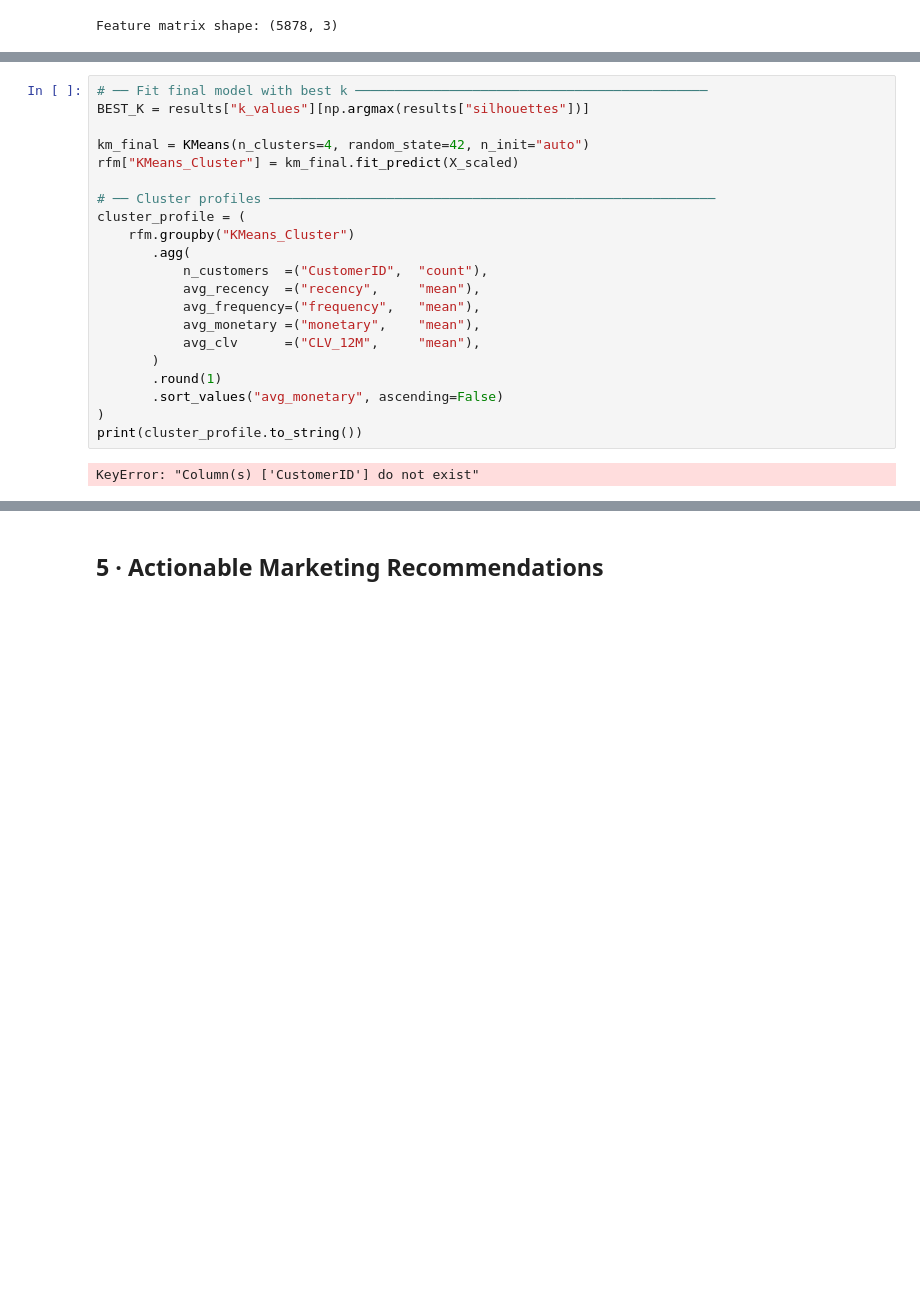
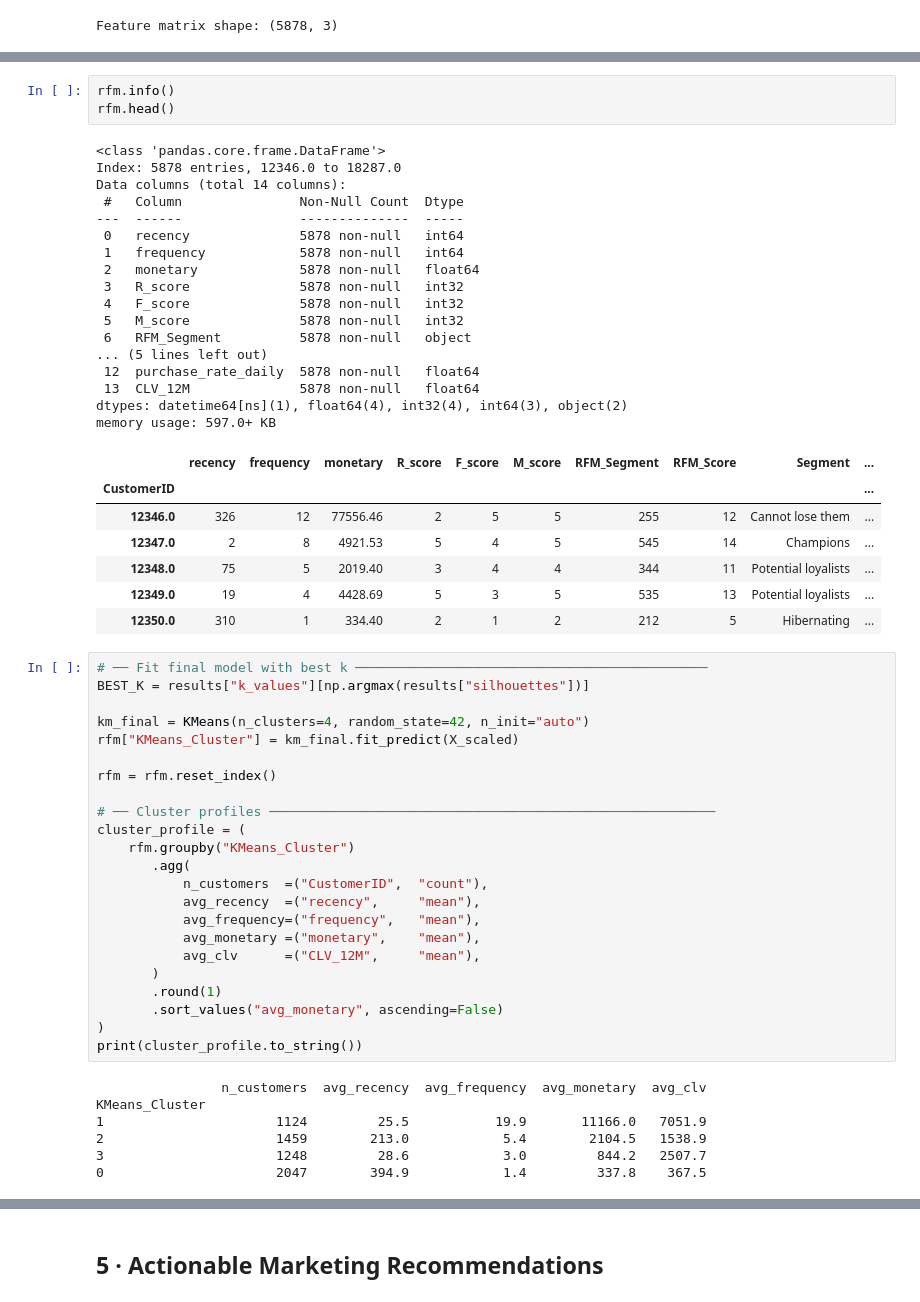
Before and after one commit to selimalkan122/rfm-project, a Jupyter notebook: analysis.ipynb, the cells around one changed output, grey strips where cells are left out. Drawn from its saved outputs; the diff is of its cells as text; blank space fills up the shorter version.

```diff
--- a/analysis.ipynb
+++ b/analysis.ipynb
@@ -297,9 +298,39 @@ Recommended k = 2  (highest silhouette)
+# %%
+rfm.info()
+rfm.head()
+# %% [output]
+<class 'pandas.core.frame.DataFrame'>
+Index: 5878 entries, 12346.0 to 18287.0
+Data columns (total 14 columns):
+ #   Column               Non-Null Count  Dtype
+---  ------               --------------  -----
+ 0   recency              5878 non-null   int64
+ 1   frequency            5878 non-null   int64
+ 2   monetary             5878 non-null   float64
+ 3   R_score              5878 non-null   int32
+ 4   F_score              5878 non-null   int32
+ 5   M_score              5878 non-null   int32
+ 6   RFM_Segment          5878 non-null   object
+... (5 lines left out)
+ 12  purchase_rate_daily  5878 non-null   float64
+ 13  CLV_12M              5878 non-null   float64
+dtypes: datetime64[ns](1), float64(4), int32(4), int64(3), object(2)
+memory usage: 597.0+ KB
+|  | recency | frequency | monetary | R_score | F_score | M_score | RFM_Segment | RFM_Score | Segment | ... |
+| CustomerID |  |  |  |  |  |  |  |  |  | ... |
+| 12346.0 | 326 | 12 | 77556.46 | 2 | 5 | 5 | 255 | 12 | Cannot lose them | ... |
+| 12347.0 | 2 | 8 | 4921.53 | 5 | 4 | 5 | 545 | 14 | Champions | ... |
+| 12348.0 | 75 | 5 | 2019.40 | 3 | 4 | 4 | 344 | 11 | Potential loyalists | ... |
+| 12349.0 | 19 | 4 | 4428.69 | 5 | 3 | 5 | 535 | 13 | Potential loyalists | ... |
+| 12350.0 | 310 | 1 | 334.40 | 2 | 1 | 2 | 212 | 5 | Hibernating | ... |
 # %%
 # ── Fit final model with best k ─────────────────────────────────────────────
 BEST_K = results["k_values"][np.argmax(results["silhouettes"])]
 
 km_final = KMeans(n_clusters=4, random_state=42, n_init="auto")
 rfm["KMeans_Cluster"] = km_final.fit_predict(X_scaled)
+
+rfm = rfm.reset_index()
 
 # ── Cluster profiles ─────────────────────────────────────────────────────────
 cluster_profile = (
@@ -316,7 +347,12 @@ cluster_profile = (
 )
 print(cluster_profile.to_string())
 # %% [output]
-KeyError: "Column(s) ['CustomerID'] do not exist"
+                n_customers  avg_recency  avg_frequency  avg_monetary  avg_clv
+KMeans_Cluster
+1                      1124         25.5           19.9       11166.0   7051.9
+2                      1459        213.0            5.4        2104.5   1538.9
+3                      1248         28.6            3.0         844.2   2507.7
+0                      2047        394.9            1.4         337.8    367.5
 # %%
 cluster_labels = label_kmeans_clusters(cluster_profile)
 rfm["KMeans_Label"] = rfm["KMeans_Cluster"].map(cluster_labels)
```
Also changed, not shown: parts of 13 cells of this notebook, 3 other files.
